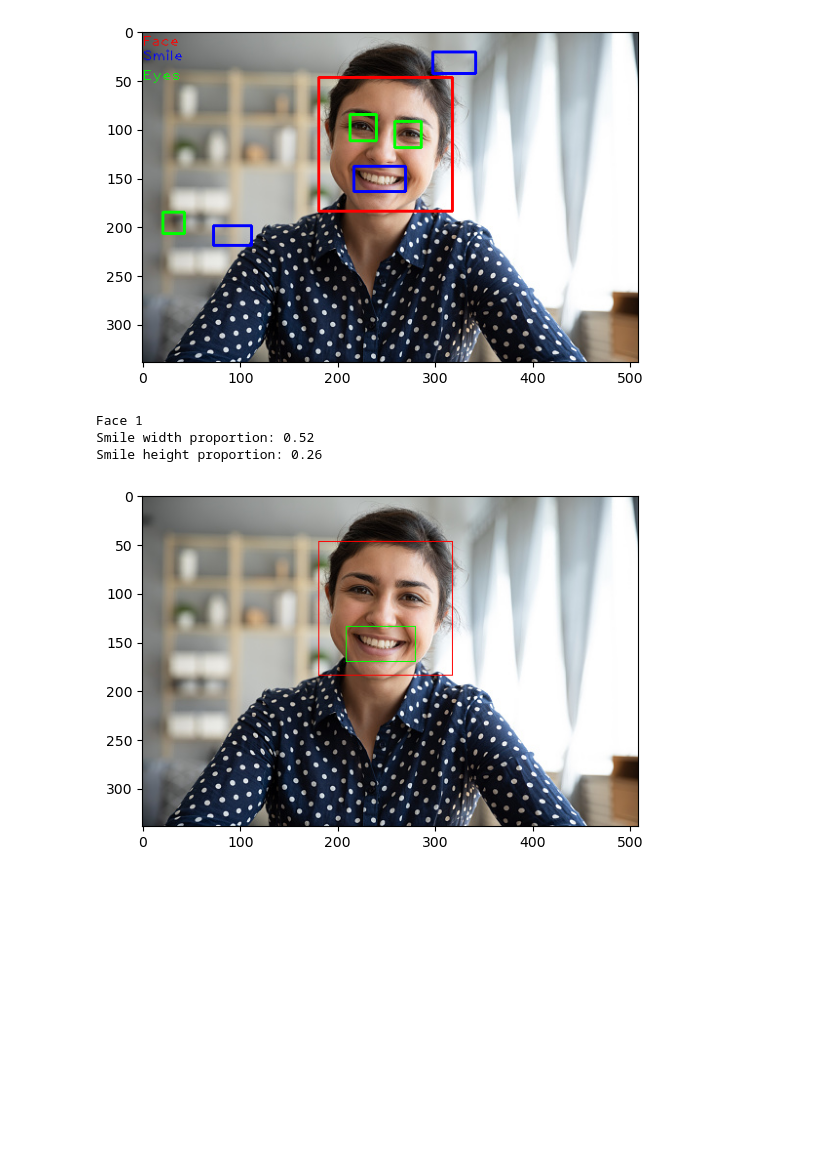
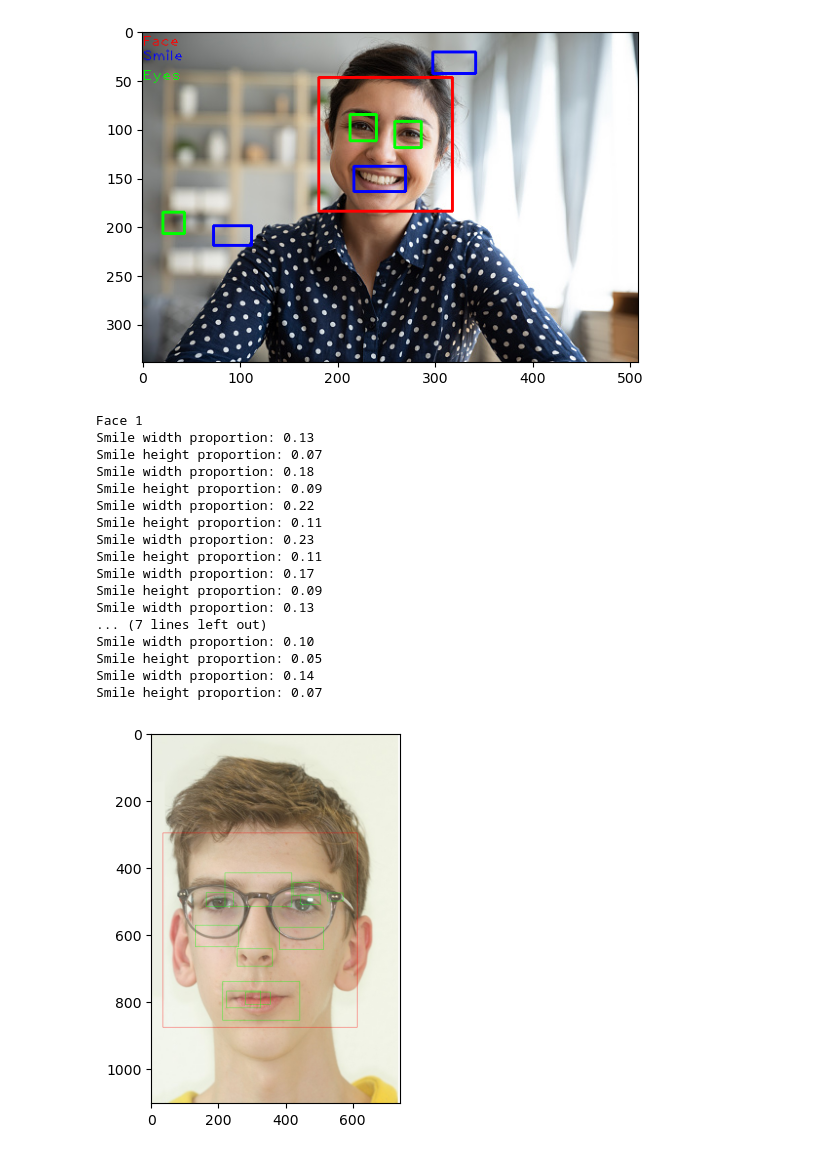
Before and after one commit to hbarnes163/bootcamp_y2_sum2, a Jupyter notebook: Summative2/facedetection.ipynb, the cells around one changed output. Saved outputs shown, nothing was run; the diff lists cells and outputs as text; code cells hidden in the pictures; blank space fills up the shorter version.

```diff
--- a/Summative2/facedetection.ipynb
+++ b/Summative2/facedetection.ipynb
@@ -64,12 +65,26 @@ def mouth_prop(photo, scaleFactor=1.1, minNeighbors=5):
             print(f"Smile height proportion: {smile_proportion_height:.2f}")
     plt.imshow(photo)
 # %%
-mouth_prop(cv2.imread('Day 2_Programming Lab_Person.jpg'), 1.1, 5)
+mouth_prop(cv2.imread('Images/marfan_syndrome.jpg'), 1.1, 10)
 # %% [output]
 Face 1
-Smile width proportion: 0.52
-Smile height proportion: 0.26
+Smile width proportion: 0.13
+Smile height proportion: 0.07
+Smile width proportion: 0.18
+Smile height proportion: 0.09
+Smile width proportion: 0.22
+Smile height proportion: 0.11
+Smile width proportion: 0.23
+Smile height proportion: 0.11
+Smile width proportion: 0.17
+Smile height proportion: 0.09
+Smile width proportion: 0.13
+... (7 lines left out)
+Smile width proportion: 0.10
+Smile height proportion: 0.05
+Smile width proportion: 0.14
+Smile height proportion: 0.07
-[figure, old version]
+[figure, new version]
 # %%
 def eye_prop(photo, scaleFactor=1.1, minNeighbors=5):
     person_grey = cv2.cvtColor(photo, cv2.COLOR_BGR2GRAY)
```
Also changed, not shown: parts of 9 cells of this notebook, 5 other files.
